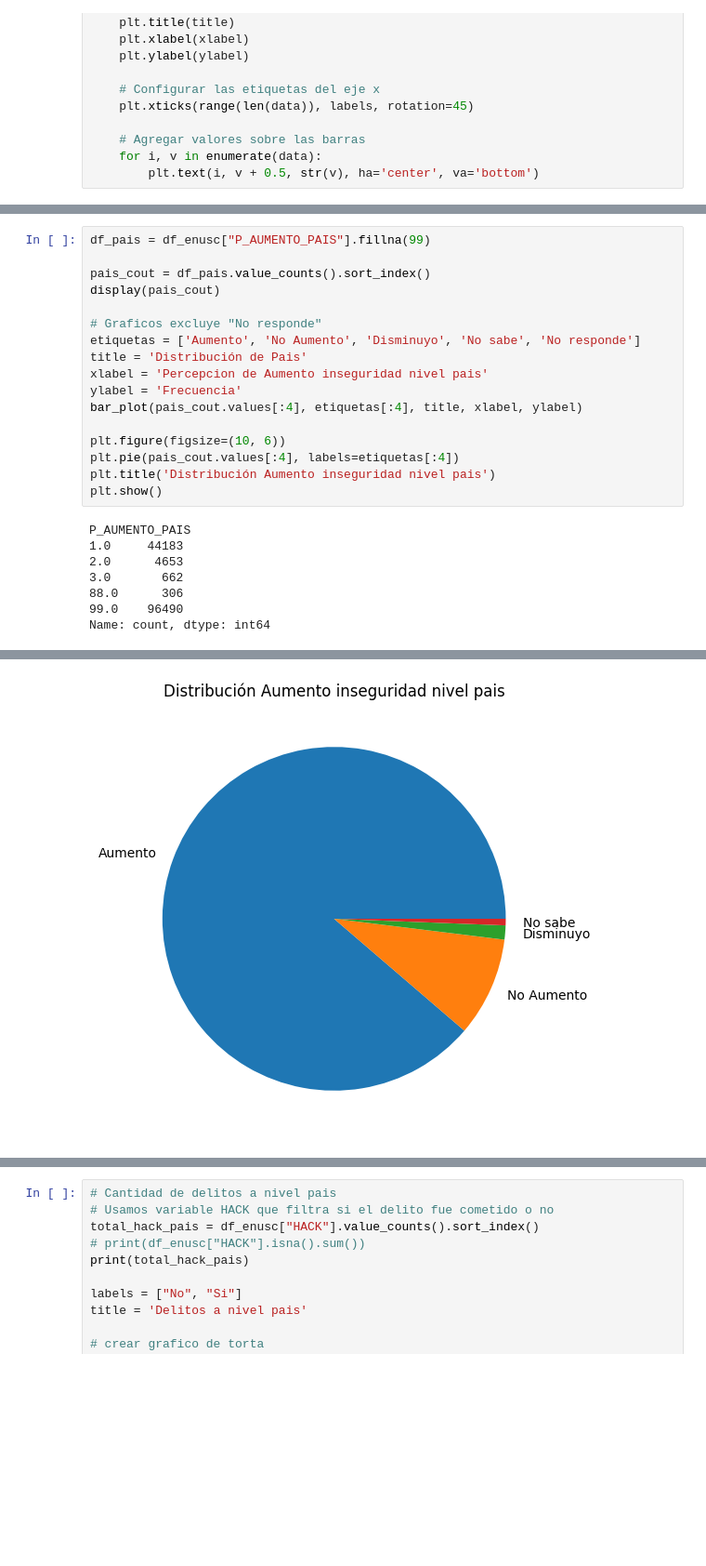
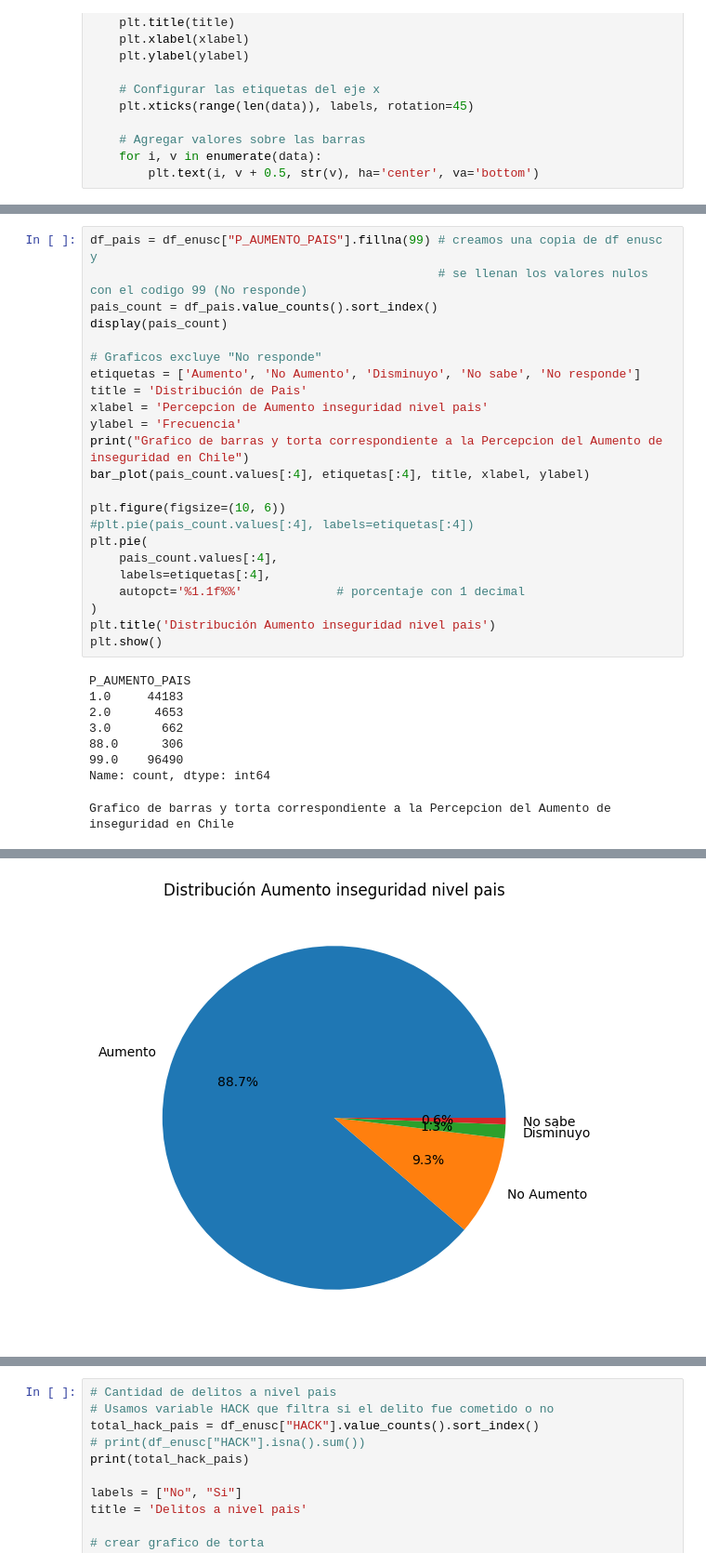
Before and after one commit to TheAmazingLife/analisis-de-datos-proyecto-semestral, a Jupyter notebook: entrega 2/variables.ipynb, the cells around one changed output, grey strips where cells are left out. Shown at 93% size. Cells and saved outputs as stored; diff of their text form; blank space fills up the shorter version.

```diff
--- a/entrega 2/variables.ipynb
+++ b/entrega 2/variables.ipynb
@@ -60,28 +149,35 @@ def bar_plot(data, labels, title, xlabel, ylabel, color='skyblue', width=0.4):
 # %%
-df_pais = df_enusc["P_AUMENTO_PAIS"].fillna(99)
-
-pais_cout = df_pais.value_counts().sort_index()
-display(pais_cout)
+df_pais = df_enusc["P_AUMENTO_PAIS"].fillna(99) # creamos una copia de df enusc y
+                                                # se llenan los valores nulos con el codigo 99 (No responde)
+pais_count = df_pais.value_counts().sort_index()
+display(pais_count)
 
 # Graficos excluye "No responde"
 etiquetas = ['Aumento', 'No Aumento', 'Disminuyo', 'No sabe', 'No responde']
 title = 'Distribución de Pais'
 xlabel = 'Percepcion de Aumento inseguridad nivel pais'
 ylabel = 'Frecuencia'
-bar_plot(pais_cout.values[:4], etiquetas[:4], title, xlabel, ylabel)
+print("Grafico de barras y torta correspondiente a la Percepcion del Aumento de inseguridad en Chile")
+bar_plot(pais_count.values[:4], etiquetas[:4], title, xlabel, ylabel)
 
 plt.figure(figsize=(10, 6))
-plt.pie(pais_cout.values[:4], labels=etiquetas[:4])
+#plt.pie(pais_count.values[:4], labels=etiquetas[:4])
+plt.pie(
+    pais_count.values[:4],
+    labels=etiquetas[:4],
+    autopct='%1.1f%%'             # porcentaje con 1 decimal
+)
 plt.title('Distribución Aumento inseguridad nivel pais')
 plt.show()
 # %% [output]
 P_AUMENTO_PAIS
 1.0     44183
 2.0      4653
 3.0       662
 88.0      306
 99.0    96490
 Name: count, dtype: int64
+Grafico de barras y torta correspondiente a la Percepcion del Aumento de inseguridad en Chile
 [figure]
-[figure, old version]
+[figure, new version]
 # %% [markdown]
```
Also changed, not shown: parts of 59 cells of this notebook.
